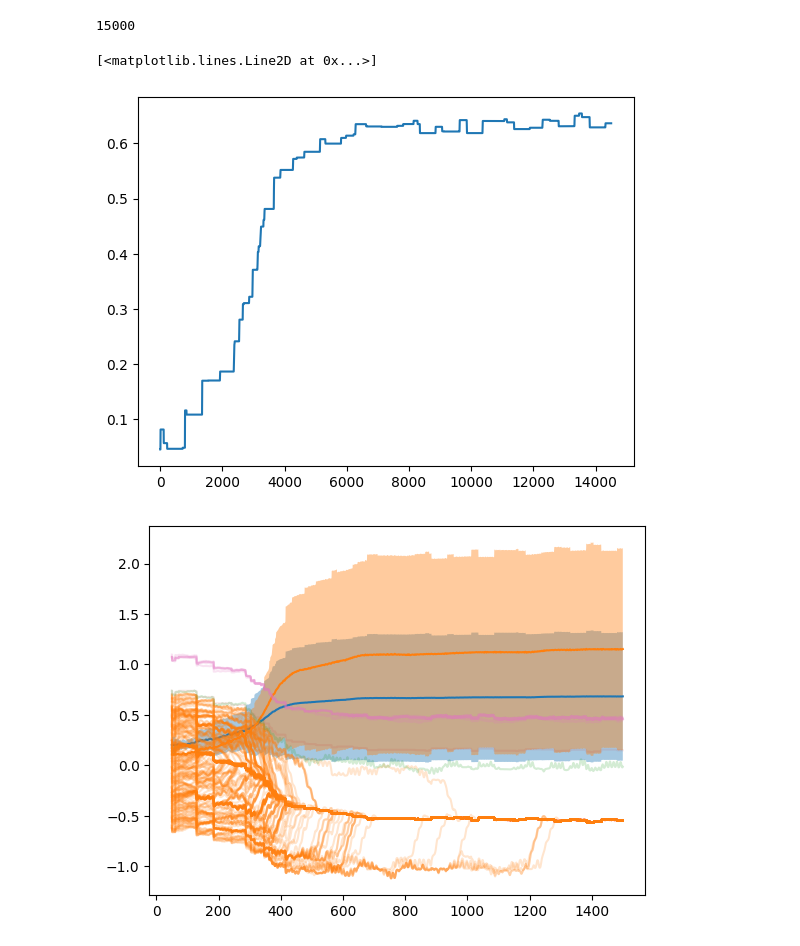
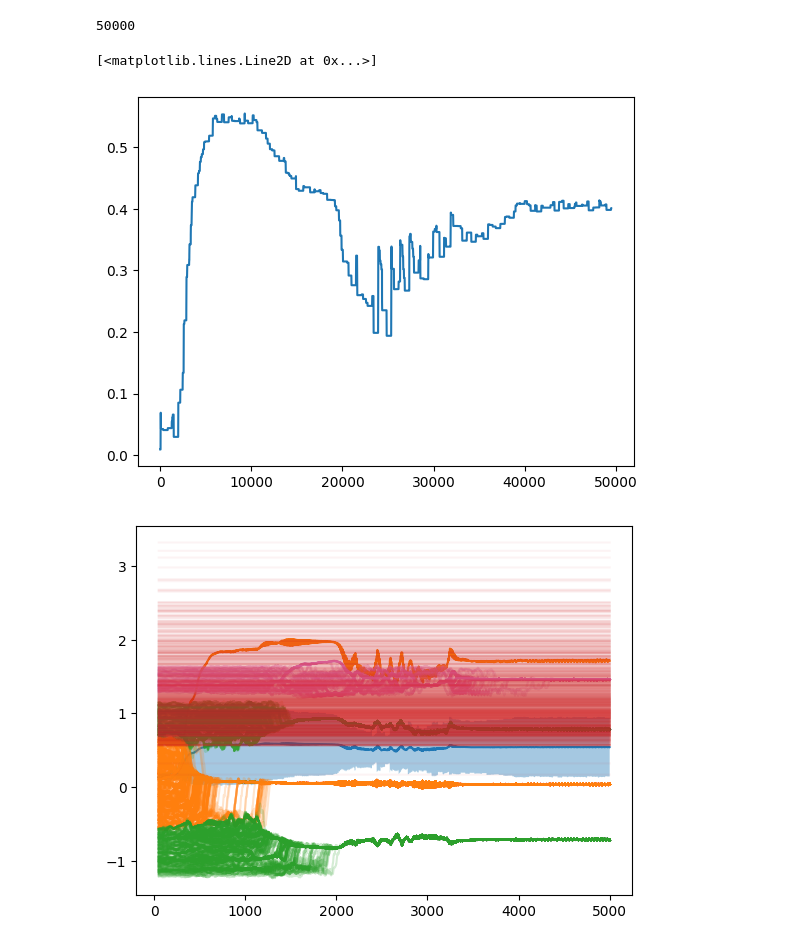
Before and after one commit to Gug-Young/Kuramoto-model, a Jupyter notebook: 23.05.18 그룹 생성 확인.ipynb, the cells around one changed output. Drawn from its saved outputs; the diff is of its cells as text; code cells hidden in the pictures.

```diff
--- a/23.05.18 그룹 생성 확인.ipynb
+++ b/23.05.18 그룹 생성 확인.ipynb
@@ -15,13 +15,13 @@ from scipy.signal import find_peaks
 import parmap
 # %%
 seed =10
-N = 500
+N = 1000
 theta_random,omega,Kc = Normal(N,0,1,seed=seed)
-omega = omega
+# omega = np.mean(omega)
 omega = np.sort(omega)
-m = 4
-t = np.arange(0,1500,0.1)
-K = 2.5
+m = 9
+t = np.arange(0,5000,0.1)
+K = 4.5
 to_ppi = lambda y: (y + np.pi)%(2*np.pi) - np.pi
 theta, dtheta,rs = mf2(K,N=N,m=m,t_array=t,p_theta=theta_random,p_dtheta= omega,p_omega=omega)
 new_theta = to_ppi(theta)
@@ -61,10 +61,10 @@ def near_main(peaks):
     psize = np.diff(peaks_new)
     arg_psize = np.argsort(psize)[::-1]
     left_l,left_r = arg_psize[num]-1,arg_psize[num]
-    l_cluster = np.array([peaks_new[left_l]+1,peaks_new[left_r]-1])
+    l_cluster = np.array([peaks_new[left_l],peaks_new[left_r]-1])
 
     right_l,right_r = arg_psize[num]+1,arg_psize[num]+2
-    r_cluster = np.array([peaks_new[right_l]+1,peaks_new[right_r]-1])
+    r_cluster = np.array([peaks_new[right_l],peaks_new[right_r]-1])
     return l_cluster,r_cluster
 # %%
 plt.subplot(211)
@@ -140,13 +136,13 @@ cluster_3 = arg[C_3[0]:C_3[1]]
 cluster_l = arg[l_c[0]:l_c[1]]
 cluster_r = arg[r_c[0]:r_c[1]]
 # %%
-init =1900
+init =10000
 interval = 500
 
 plt.plot(t[init:init+interval],omega_p(rs[init:init+interval]),label ='pinning freq',zorder=3)
 plt.plot(t[init:init+interval],omega_d(rs[init:init+interval]),label ='dipinning freq',zorder=3)
 ax = plt.gca()
-ln = plt.plot(t[init:init+interval],dtheta[init:init+interval],color = 'blue',alpha=0.15)
+ln = plt.plot(t[init:init+interval],dtheta[init:init+interval]-np.mean(avg_dtheta[i,cluster_0]),color = 'blue',alpha=0.15)
 plt.legend(loc=1)
 plt.ylim(0)
 
@@ -170,7 +166,7 @@ for i,l in enumerate(ln):
 # %%
 len(rs)
 # %% [output]
-15000
+50000
 # %%
 o_p = omega_p(rs)
 o_d = omega_d(rs)
@@ -196,28 +192,29 @@ mean_main = np.mean(avg_dtheta[:,cluster_0],axis=1)
 plt.plot(min_op)
 # %% [output]
 [<matplotlib.lines.Line2D at 0x...>]
-[figure, old version]
+[figure, new version]
 # %%
 drift_cluster = np.array(list(set(arg) - set(cluster_0)))
 # %%
 plt.plot(t[sum_time:],avg_op)
 plt.plot(t[sum_time:],avg_od)
 plt.fill_between(t[sum_time:],avg_op-min_op,avg_op+min_op,alpha=0.4)
-plt.fill_between(t[sum_time:],avg_od-min_od,avg_od+min_od,alpha=0.4)
-add = min_op
-# add = np.zeros_like(min_op)
+# plt.fill_between(t[sum_time:],avg_od-min_od,avg_od+min_od,alpha=0.4)
+# add = min_op
+add = np.zeros_like(min_op)
 # add = mean_main
-plt.plot(t[sum_time:],[omega[cluster_r]-add[i] for i in range(len(t[sum_time:])) ],alpha=0.1,color = 'tab:red')
+# plt.plot(t[sum_time:],[omega[cluster_r]-add[i] for i in range(len(t[sum_time:])) ],alpha=0.1,color = 'tab:red')
 # plt.plot(t[sum_time:],[omega[cluster_3]-mean_main[i] for i in range(len(t[sum_time:])) ],alpha=0.1,color = 'tab:red')
 plt.plot(t[sum_time:],(avg_dtheta[:,cluster_0].T -add).T,alpha=0.2,color ='tab:orange')
 plt.plot(t[sum_time:],(avg_dtheta[:,cluster_r].T -add).T,alpha=0.2,color = 'tab:green');
+plt.plot(t[sum_time:],(avg_dtheta[:,cluster_l].T -add).T,alpha=0.2,color = 'tab:green');
 plt.plot(t[sum_time:],(abs(avg_dtheta[:,cluster_3].T) -add).T,alpha=0.2,color = 'tab:pink');
 
-# plt.plot(t[sum_time:],[abs(omega[drift_cluster])-add[i] for i in range(len(t[sum_time:])) ],alpha=0.1,color = 'tab:purple');
+plt.plot(t[sum_time:],[abs(omega[drift_cluster])-add[i] for i in range(len(t[sum_time:])) ],alpha=0.05,color = 'tab:red');
 
 # plt.plot(t[sum_time:],(abs(avg_dtheta[:,drift_cluster].T) -add).T,alpha=0.1,color = 'tab:red');
 # plt.plot(std_op)
 
 # plt.xlim(0,2000)
 # %% [output]
-[figure, old version]
+[figure, new version]
```
Also changed, not shown: parts of 41 cells of this notebook.
